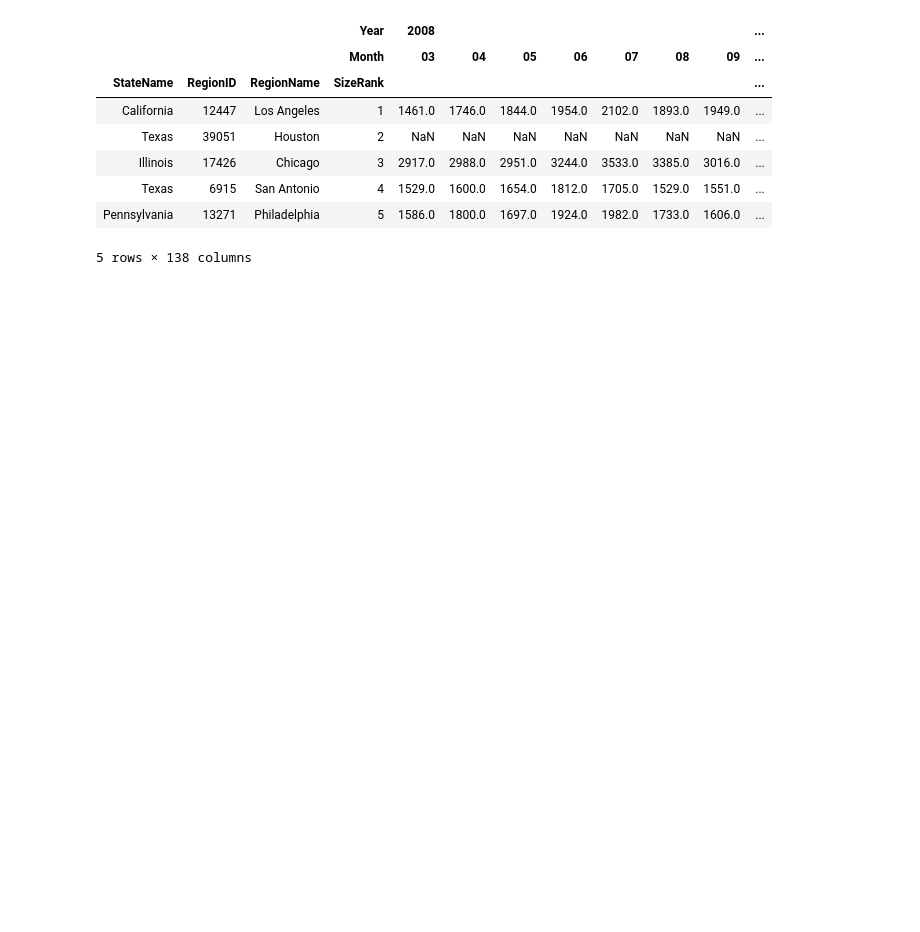
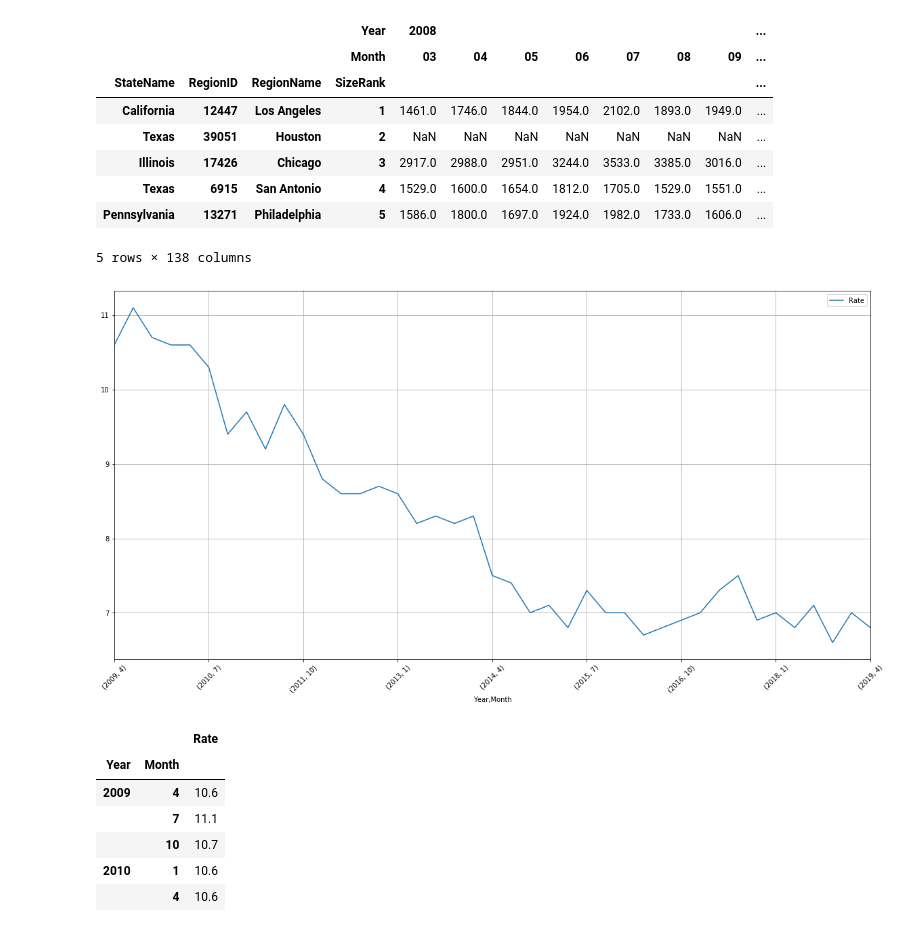
Before and after one commit to JosueGar/team_project_1, a Jupyter notebook: Randall_scratchpad.ipynb, the cells around one changed output. Saved outputs shown, nothing was run; the diff lists cells and outputs as text; code cells hidden in the pictures; blank space fills up the shorter version.

```diff
--- a/Randall_scratchpad.ipynb
+++ b/Randall_scratchpad.ipynb
@@ -49,7 +51,16 @@ median_value_all_sqft_src = pd.read_csv(filename,encoding='latin-1')
 filename = 'data\zillow\Sale_Counts_City.csv'
 sales_count_src = pd.read_csv(filename,encoding='latin-1')
 
+#rental vacancy Rate - 10 years quarterly
+filename = 'data/rental_vacancy_rate_10_yrs.csv'
+rental_vacancy_rate_src = pd.read_csv(filename,encoding='latin-1')
+
+#Unemployment Rate - 20 years
+filename = 'data/unemployment_rate_20_years.csv'
+unemployment_rate_src = pd.read_csv(filename,encoding='latin-1')
+
 housing_crash_date = ['2008','12']
+state_geo = 'data/folium/us-states.json'
 # %% [markdown]
 ## Mortgage Rates - Monthly
 # %%
@@ -394,3 +395,30 @@ sales_count.head()
 | Texas | 6915 | San Antonio | 4 | 1529.0 | 1600.0 | 1654.0 | 1812.0 | 1705.0 | 1529.0 | 1551.0 | ... |
 | Pennsylvania | 13271 | Philadelphia | 5 | 1586.0 | 1800.0 | 1697.0 | 1924.0 | 1982.0 | 1733.0 | 1606.0 | ... |
 5 rows × 138 columns
+# %%
+rental_vacancy_rate_quartely = rental_vacancy_rate_src
+rental_vacancy_rate_quartely = rental_vacancy_rate_quartely.rename(columns={'RRVRUSQ156N':'Rate'})
+rental_vacancy_rate_quartely['Date'] = pd.to_datetime(rental_vacancy_rate_quartely['DATE'], format='%Y-%m-%d')
+rental_vacancy_rate_quartely['Year'] = pd.DatetimeIndex(rental_vacancy_rate_quartely['DATE']).year
+rental_vacancy_rate_quartely['Month'] = pd.DatetimeIndex(rental_vacancy_rate_quartely['DATE']).month
+rental_vacancy_rate_quartely = rental_vacancy_rate_quartely.drop(columns='Date')
+rental_vacancy_rate_quartely = rental_vacancy_rate_quartely[['Year','Month','Rate']]
+rental_vacancy_rate_quartely = rental_vacancy_rate_quartely.groupby(['Year','Month']).median()
+#mortgage_rates_monthly = mortgage_rates_monthly.set_index('Date').dropna(how='any')
+#mortgage_rates_monthly = mortgage_rates_monthly.groupby(pd.Grouper(freq='M')).median().reset_index()  # update for v0.21+
+
+#Let's thorw up a quick plot to see change over time by Size / period
+rental_vacancy_rate_quartely.plot(rot=45, grid=True, figsize=(20,10))
+plt.legend(loc='best')
+plt.show()
+
+rental_vacancy_rate_quartely.head()
+# %% [output]
+[figure, added]
+|  |  | Rate |
+| Year | Month |  |
+| 2009 | 4 | 10.6 |
+|  | 7 | 11.1 |
+|  | 10 | 10.7 |
+| 2010 | 1 | 10.6 |
+|  | 4 | 10.6 |
```
Also changed, not shown: parts of 8 cells of this notebook, 1 other file.
